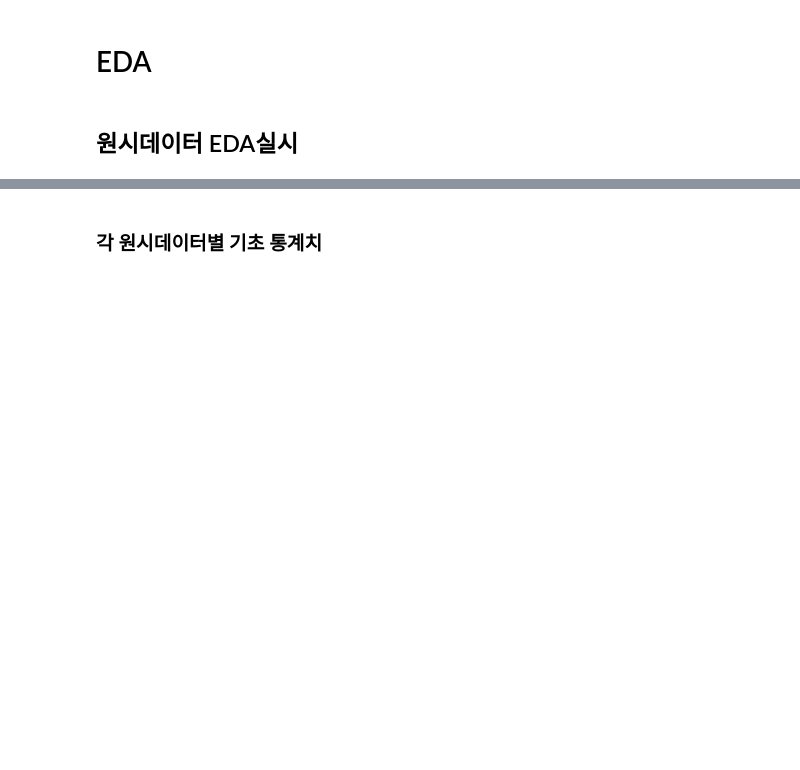
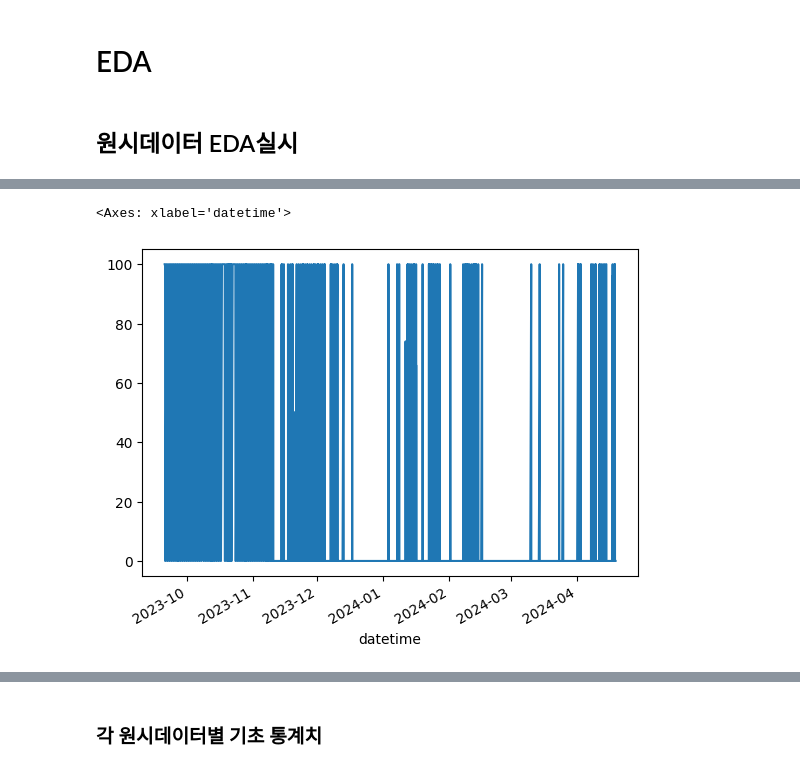
Before and after one commit to spacefarm-co/miribul-2024, a Jupyter notebook: SunseKwon/1.EDA.ipynb, the cells around one changed output, grey strips where cells are left out. Saved outputs shown, nothing was run; the diff lists cells and outputs as text; code cells hidden in the pictures; blank space fills up the shorter version.

```diff
--- a/SunseKwon/1.EDA.ipynb
+++ b/SunseKwon/1.EDA.ipynb
@@ -12,0 +125,5 @@ growth = pd.read_excel('../data/사전테스트-생육데이터.xlsx')
+# %%
+wind.upWinL02.plot()
+# %% [output]
+<Axes: xlabel='datetime'>
+[figure, added]
```
Also changed, not shown: parts of 70 cells of this notebook, 12 other files.
